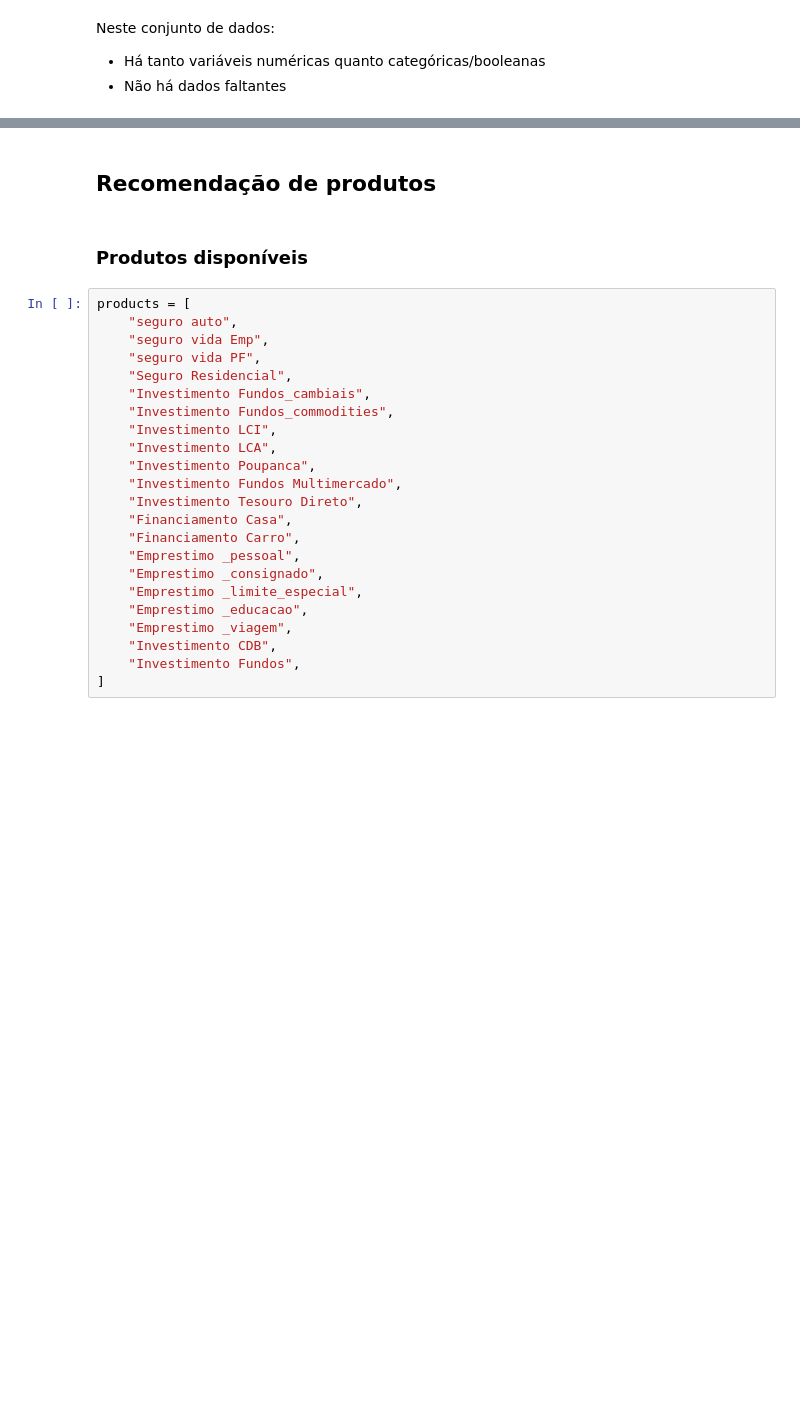
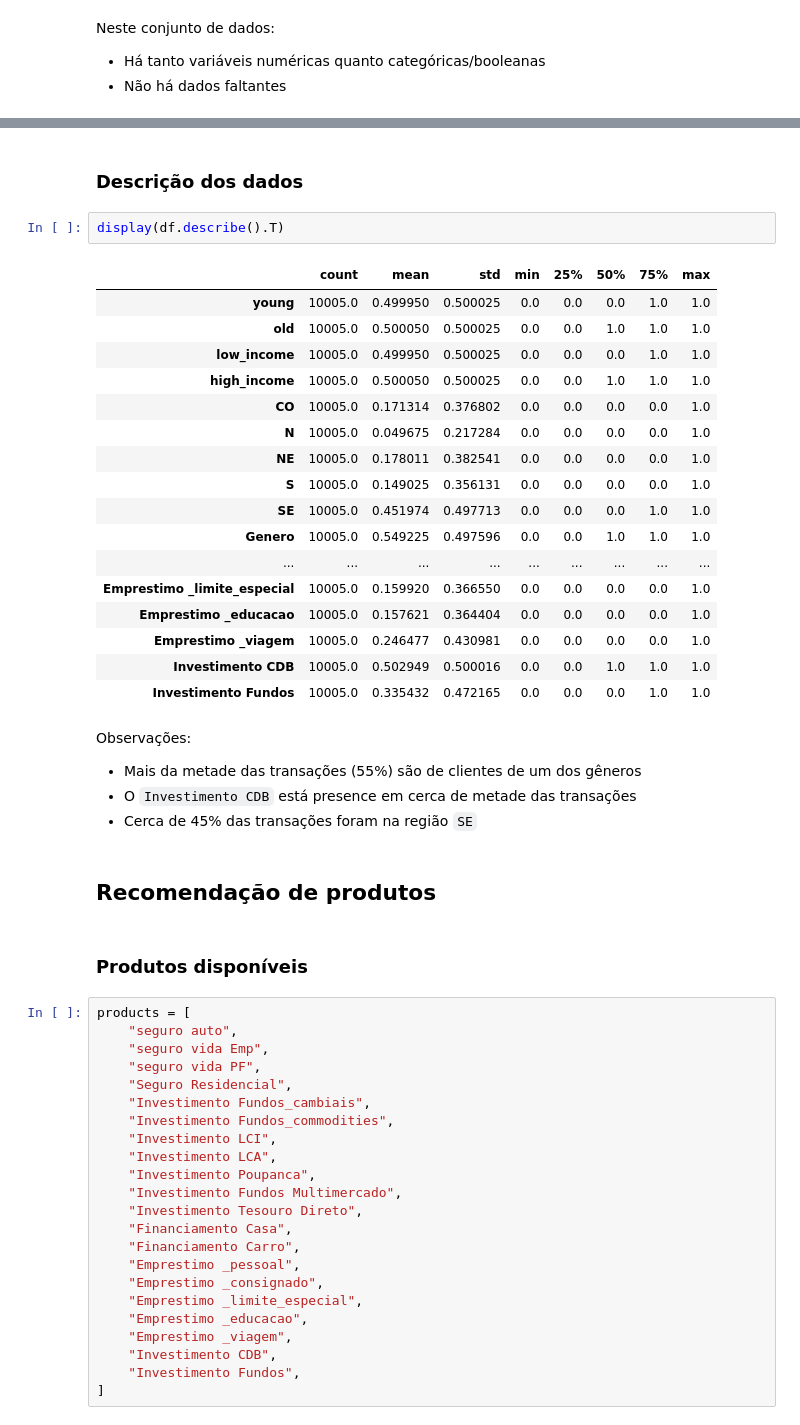
Before and after one commit to he7d3r/maratona-behind-the-code-2021, a Jupyter notebook: 3-gft/solução/notebook.ipynb, the cells around one changed output, grey strips where cells are left out. Cells and saved outputs as stored; diff of their text form; blank space fills up the shorter version.

```diff
--- a/3-gft/solução/notebook.ipynb
+++ b/3-gft/solução/notebook.ipynb
@@ -194,3 +247,30 @@ with pd.option_context("display.max_columns", None):
+# %% [markdown]
+### Descrição dos dados
+# %%
+display(df.describe().T)
+# %% [output]
+|  | count | mean | std | min | 25% | 50% | 75% | max |
+| young | 10005.0 | 0.499950 | 0.500025 | 0.0 | 0.0 | 0.0 | 1.0 | 1.0 |
+| old | 10005.0 | 0.500050 | 0.500025 | 0.0 | 0.0 | 1.0 | 1.0 | 1.0 |
+| low_income | 10005.0 | 0.499950 | 0.500025 | 0.0 | 0.0 | 0.0 | 1.0 | 1.0 |
+| high_income | 10005.0 | 0.500050 | 0.500025 | 0.0 | 0.0 | 1.0 | 1.0 | 1.0 |
+| CO | 10005.0 | 0.171314 | 0.376802 | 0.0 | 0.0 | 0.0 | 0.0 | 1.0 |
+| N | 10005.0 | 0.049675 | 0.217284 | 0.0 | 0.0 | 0.0 | 0.0 | 1.0 |
+| NE | 10005.0 | 0.178011 | 0.382541 | 0.0 | 0.0 | 0.0 | 0.0 | 1.0 |
+| S | 10005.0 | 0.149025 | 0.356131 | 0.0 | 0.0 | 0.0 | 0.0 | 1.0 |
+| SE | 10005.0 | 0.451974 | 0.497713 | 0.0 | 0.0 | 0.0 | 1.0 | 1.0 |
+| Genero | 10005.0 | 0.549225 | 0.497596 | 0.0 | 0.0 | 1.0 | 1.0 | 1.0 |
+| ... | ... | ... | ... | ... | ... | ... | ... | ... |
+| Emprestimo _limite_especial | 10005.0 | 0.159920 | 0.366550 | 0.0 | 0.0 | 0.0 | 0.0 | 1.0 |
+| Emprestimo _educacao | 10005.0 | 0.157621 | 0.364404 | 0.0 | 0.0 | 0.0 | 0.0 | 1.0 |
+| Emprestimo _viagem | 10005.0 | 0.246477 | 0.430981 | 0.0 | 0.0 | 0.0 | 0.0 | 1.0 |
+| Investimento CDB | 10005.0 | 0.502949 | 0.500016 | 0.0 | 0.0 | 1.0 | 1.0 | 1.0 |
+| Investimento Fundos | 10005.0 | 0.335432 | 0.472165 | 0.0 | 0.0 | 0.0 | 1.0 | 1.0 |
+# %% [markdown]
+Observações:
+- Mais da metade das transações (55%) são de clientes de um dos gêneros
+- O `Investimento CDB` está presence em cerca de metade das transações
+- Cerca de 45% das transações foram na região `SE`
 # %% [markdown]
 ## Recomendação de produtos
 # %% [markdown]
```
Also changed, not shown: parts of 41 cells of this notebook, 1 other file.
